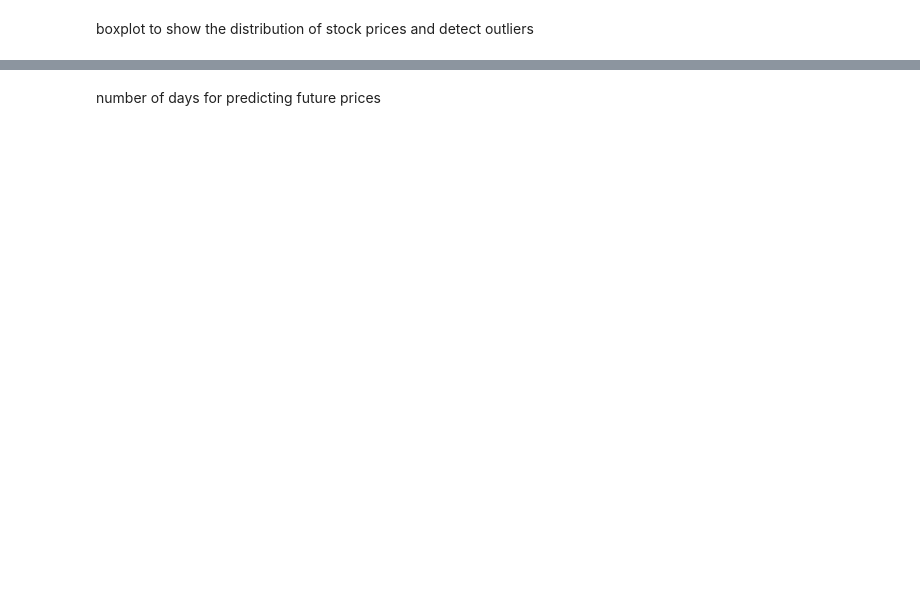
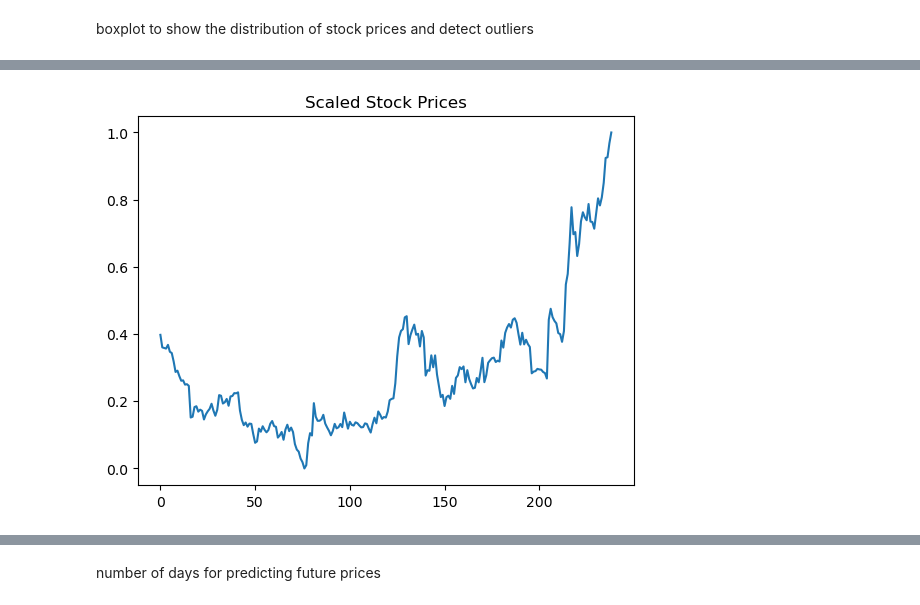
Before and after one commit to michael-099/Stock-Market-Prediction-, a Jupyter notebook: main.ipynb, the cells around one changed output, grey strips where cells are left out. Saved outputs shown, nothing was run; the diff lists cells and outputs as text; code cells hidden in the pictures; blank space fills up the shorter version.

```diff
--- a/main.ipynb
+++ b/main.ipynb
@@ -60,3 +73,3 @@ prepare  data for training by scaling the Close prices
 # %%
 scaler = MinMaxScaler(feature_range=(0, 1))
-scaled_data = scaler.fit_transform(tesla_data[['Close', 'Volume']].values)
+scaled_prices = scaler.fit_transform(prices)
@@ -94,0 +109,6 @@ plt.show()
+# %%
+plt.plot(scaled_prices)
+plt.title("Scaled Stock Prices")
+plt.show()
+# %% [output]
+[figure, added]
```
Also changed, not shown: parts of 43 cells of this notebook, 2 other files.
